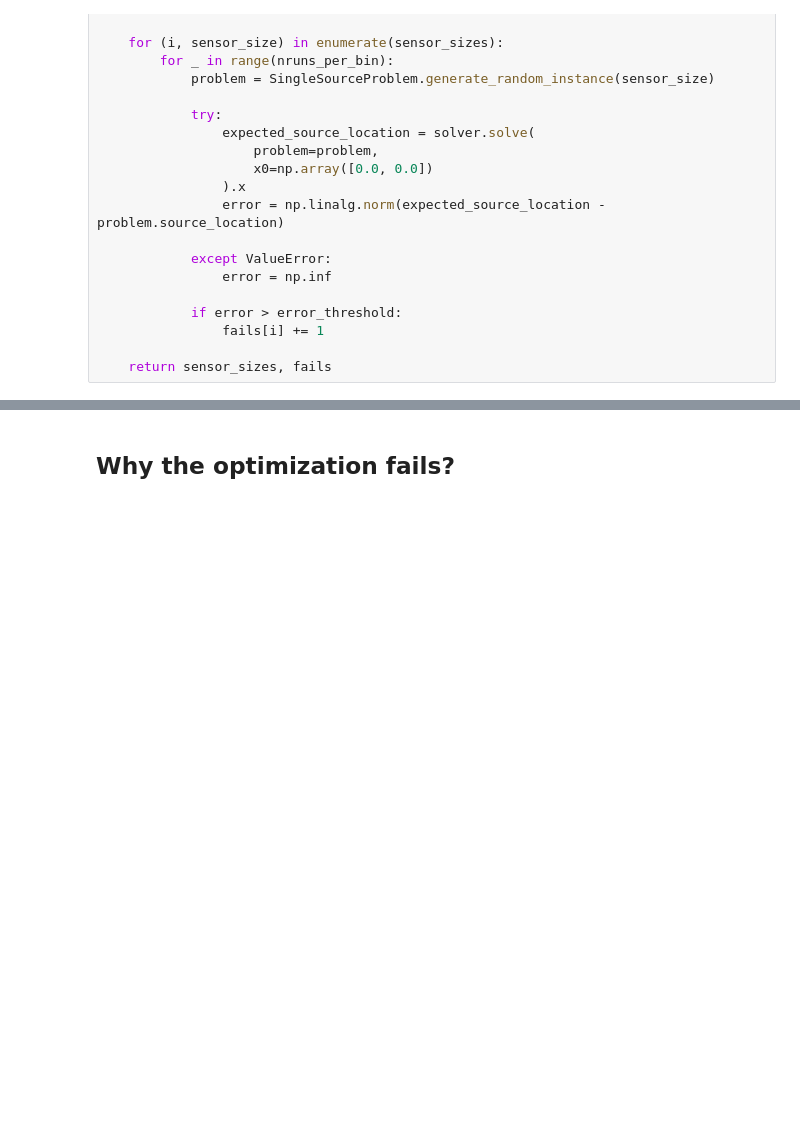
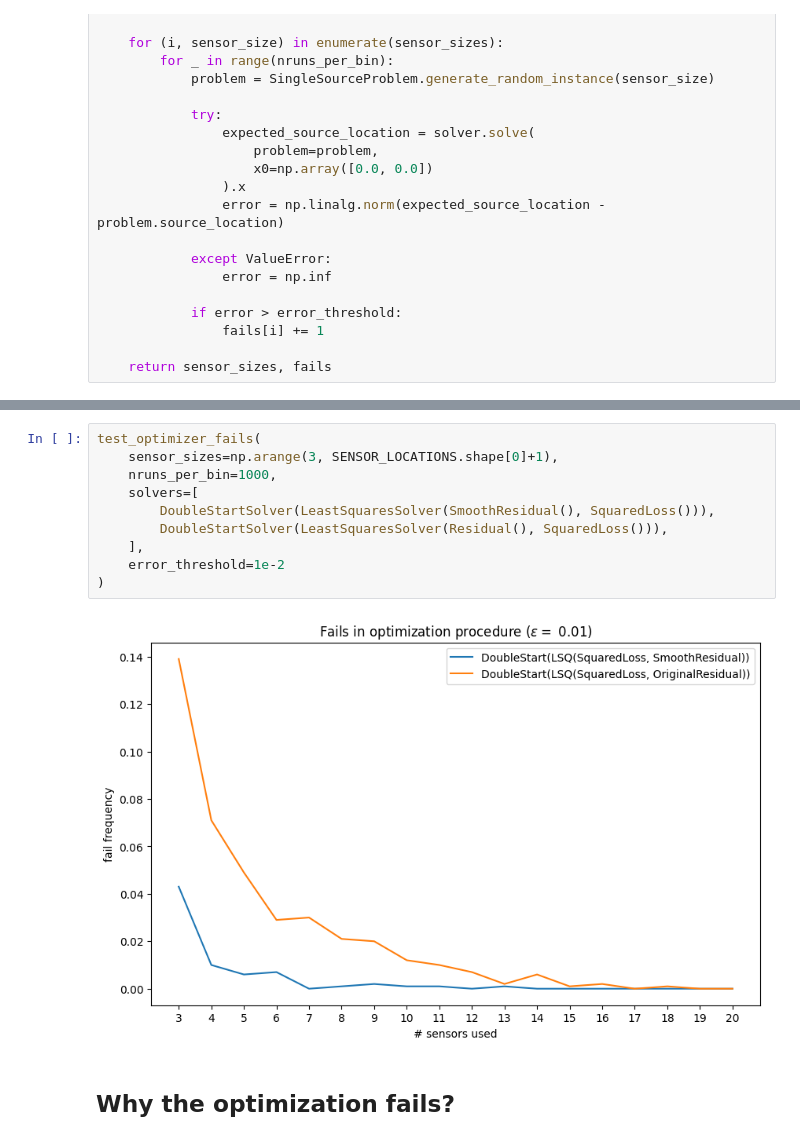
Before and after one commit to FattiMei/radar, a Jupyter notebook: radar.ipynb, the cells around one changed output, grey strips where cells are left out. Saved outputs shown, nothing was run; the diff lists cells and outputs as text; blank space fills up the shorter version.

```diff
--- a/radar.ipynb
+++ b/radar.ipynb
@@ -119,3 +120,15 @@ test_optimizer_fails(
+# %%
+test_optimizer_fails(
+    sensor_sizes=np.arange(3, SENSOR_LOCATIONS.shape[0]+1),
+    nruns_per_bin=1000,
+    solvers=[
+        DoubleStartSolver(LeastSquaresSolver(SmoothResidual(), SquaredLoss())),
+        DoubleStartSolver(LeastSquaresSolver(Residual(), SquaredLoss())),
+    ],
+    error_threshold=1e-2
+)
+# %% [output]
+[figure, added]
 # %% [markdown]
 ## Why the optimization fails?
 # %%
```
Also changed, not shown: parts of 6 cells of this notebook, 3 other files.
